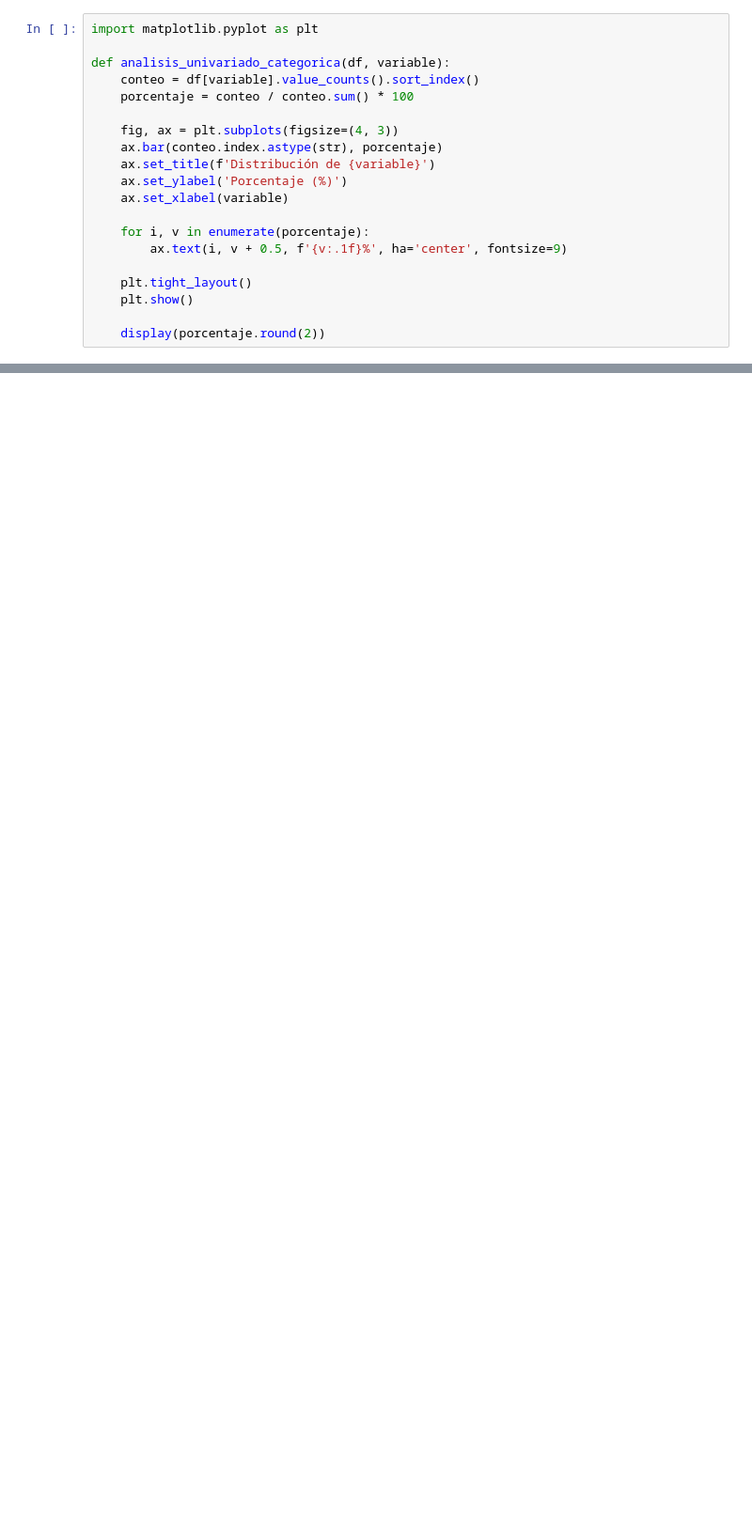
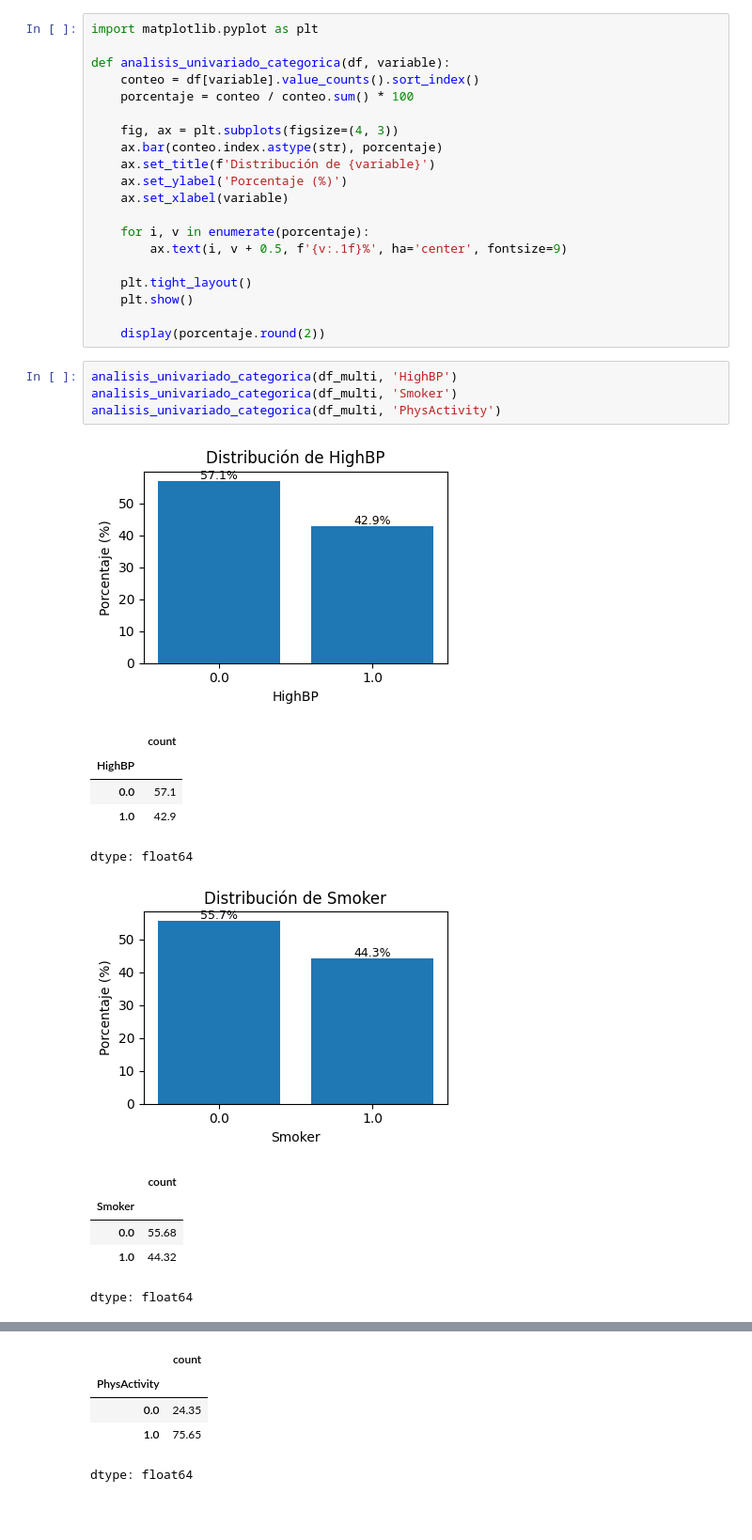
Before and after one commit to sebas-serrano/Diabetes_Health_Indicators, a Jupyter notebook: notebooks/Diabetes_Health_Indicators.ipynb, the cells around one changed output, grey strips where cells are left out. Shown at 94% size. Cells and saved outputs as stored; diff of their text form; blank space fills up the shorter version.

```diff
--- a/notebooks/Diabetes_Health_Indicators.ipynb
+++ b/notebooks/Diabetes_Health_Indicators.ipynb
@@ -471,3 +471,20 @@ def analisis_univariado_categorica(df, variable):
     plt.show()
 
     display(porcentaje.round(2))
+# %%
+analisis_univariado_categorica(df_multi, 'HighBP')
+analisis_univariado_categorica(df_multi, 'Smoker')
+analisis_univariado_categorica(df_multi, 'PhysActivity')
+# %% [output]
+[figure, added]
+|  | count |
+| HighBP |  |
+| 0.0 | 57.1 |
+| 1.0 | 42.9 |
+dtype: float64
+[figure, added]
+|  | count |
+| Smoker |  |
+| 0.0 | 55.68 |
+| 1.0 | 44.32 |
+dtype: float64
@@ -474,2 +492,7 @@ def analisis_univariado_categorica(df, variable):
+|  | count |
+| PhysActivity |  |
+| 0.0 | 24.35 |
+| 1.0 | 75.65 |
+dtype: float64
 # %% [markdown]
 ####
```
Also changed, not shown: parts of 1 cell of this notebook.
